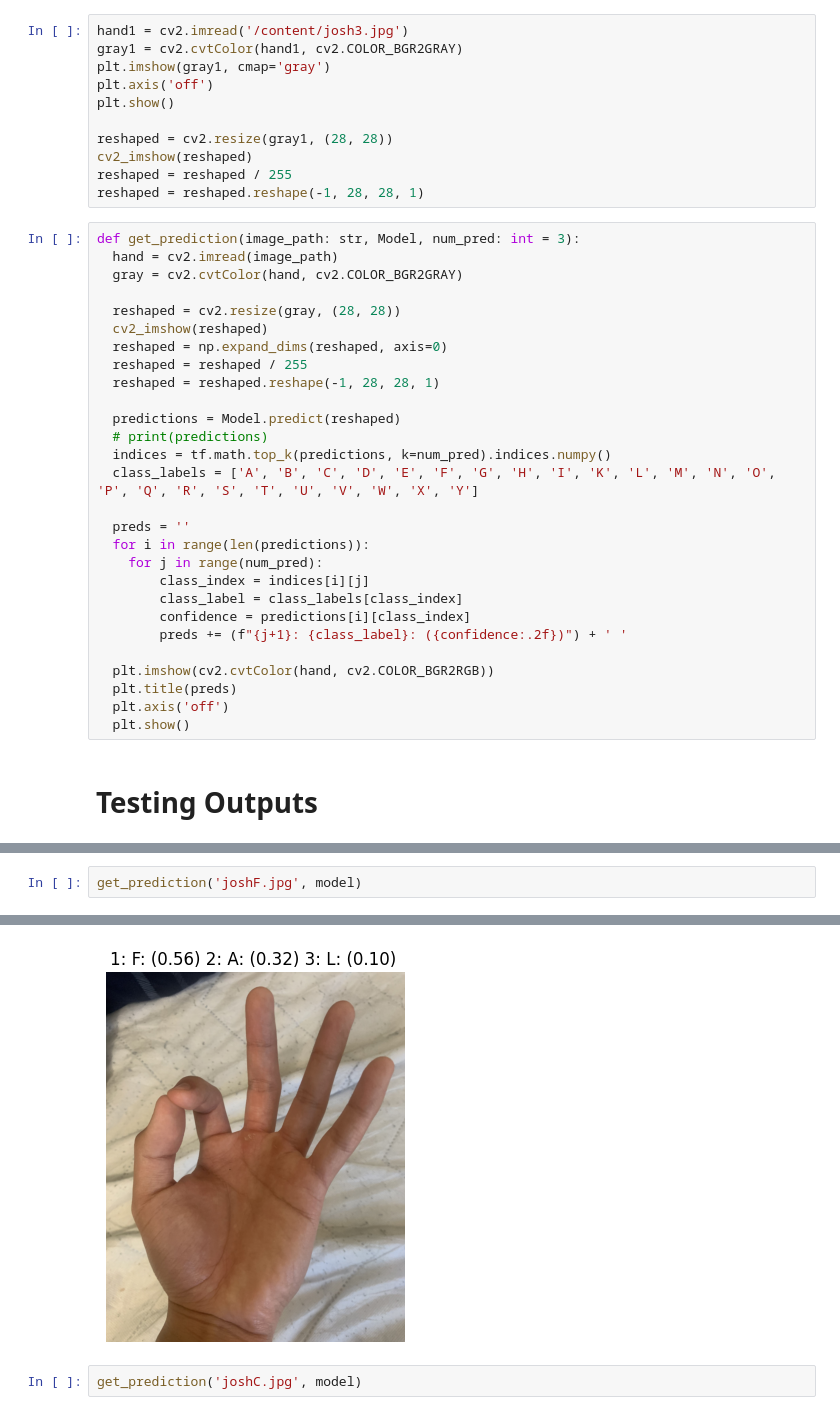
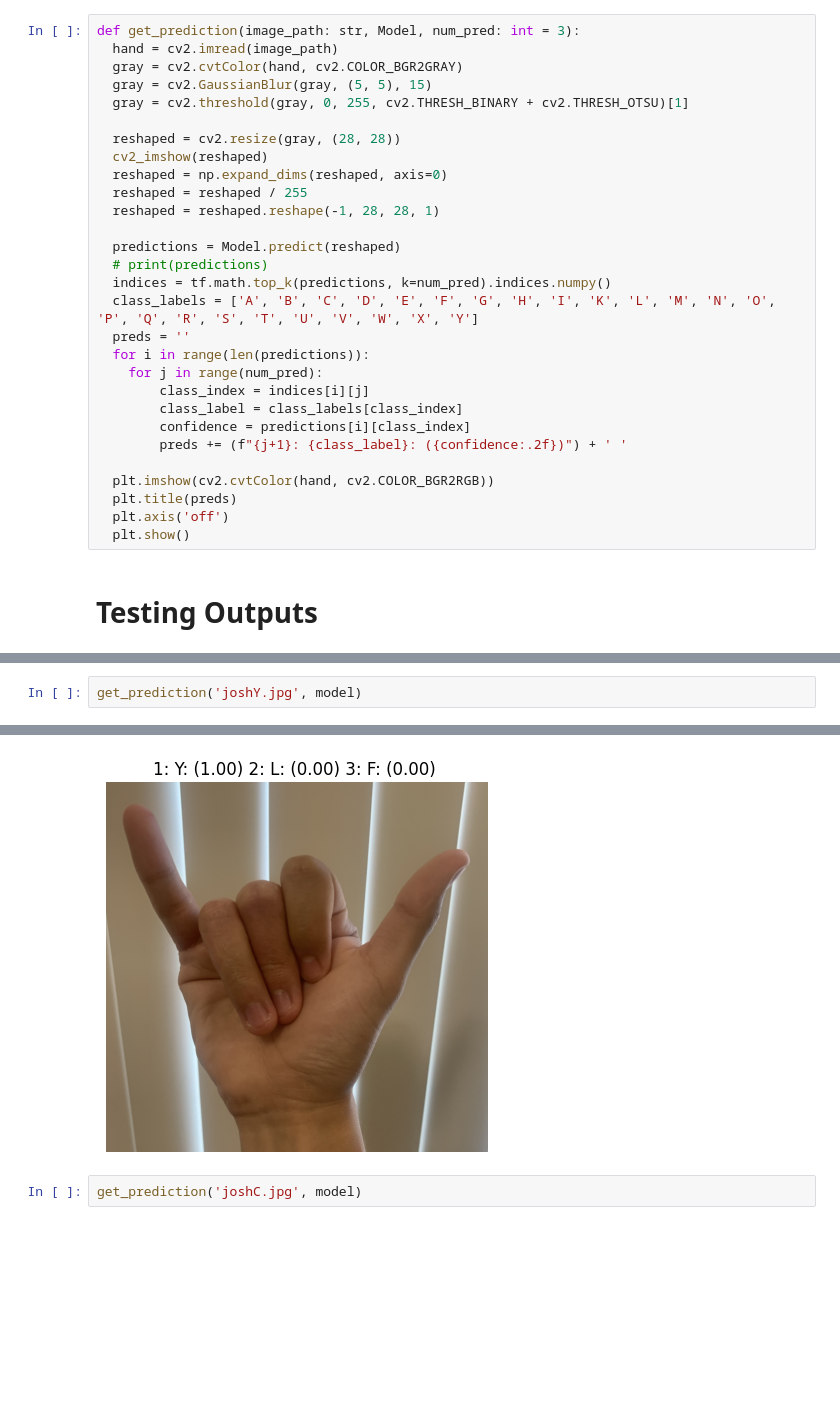
Before and after one commit to joestrada1022/ASL_CNN_Model, a Jupyter notebook: ASL_Model.ipynb, the cells around one changed output, grey strips where cells are left out. Cells and saved outputs as stored; diff of their text form; blank space fills up the shorter version.

```diff
--- a/ASL_Model.ipynb
+++ b/ASL_Model.ipynb
@@ -357,21 +357,12 @@ print('MODEL ACCURACY = {}%'.format(testing_accuracy*100))
 109/109 [==============================] - 8s 71ms/step - loss: 0.0075 - accuracy: 0.9993
 Testing Loss: 0.0075, Testing Accuracy: 0.9993
 MODEL ACCURACY = 99.92779493331909%
-# %%
-hand1 = cv2.imread('/content/josh3.jpg')
-gray1 = cv2.cvtColor(hand1, cv2.COLOR_BGR2GRAY)
-plt.imshow(gray1, cmap='gray')
-plt.axis('off')
-plt.show()
-
-reshaped = cv2.resize(gray1, (28, 28))
-cv2_imshow(reshaped)
-reshaped = reshaped / 255
-reshaped = reshaped.reshape(-1, 28, 28, 1)
 # %%
 def get_prediction(image_path: str, Model, num_pred: int = 3):
   hand = cv2.imread(image_path)
   gray = cv2.cvtColor(hand, cv2.COLOR_BGR2GRAY)
+  gray = cv2.GaussianBlur(gray, (5, 5), 15)
+  gray = cv2.threshold(gray, 0, 255, cv2.THRESH_BINARY + cv2.THRESH_OTSU)[1]
 
   reshaped = cv2.resize(gray, (28, 28))
   cv2_imshow(reshaped)
@@ -383,7 +374,6 @@ def get_prediction(image_path: str, Model, num_pred: int = 3):
   # print(predictions)
   indices = tf.math.top_k(predictions, k=num_pred).indices.numpy()
   class_labels = ['A', 'B', 'C', 'D', 'E', 'F', 'G', 'H', 'I', 'K', 'L', 'M', 'N', 'O', 'P', 'Q', 'R', 'S', 'T', 'U', 'V', 'W', 'X', 'Y']
-
   preds = ''
   for i in range(len(predictions)):
     for j in range(num_pred):
@@ -405,3 +397,3 @@ error: OpenCV(4.8.0) /io/opencv/modules/imgproc/src/color.cpp:182: error: (-215:
 # %%
-get_prediction('joshF.jpg', model)
+get_prediction('joshY.jpg', model)
 # %% [output]
@@ -410,4 +402,4 @@ get_prediction('joshF.jpg', model)
-[figure, old version]
+[figure, new version]
 # %%
 get_prediction('joshC.jpg', model)
 # %% [output]
```
Also changed, not shown: parts of 6 cells of this notebook.
